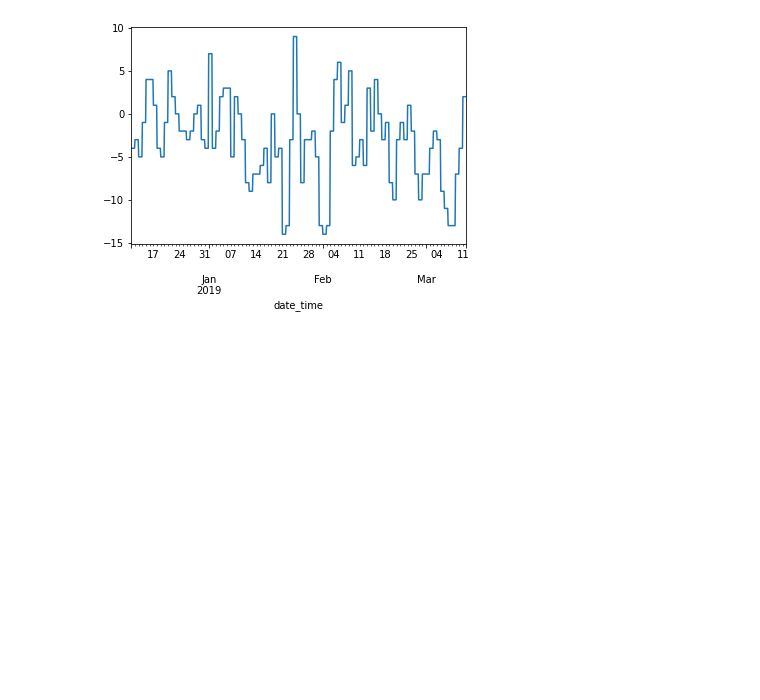
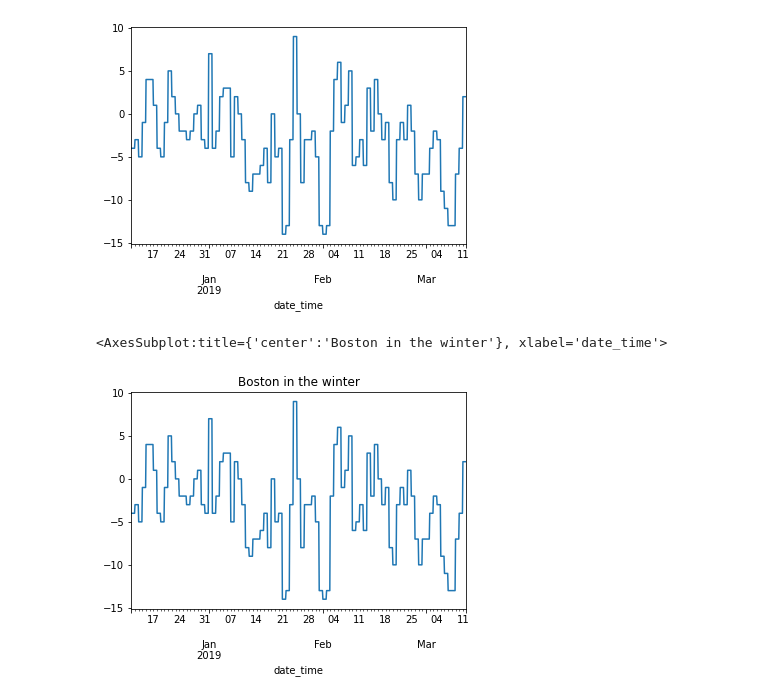
Before and after one commit to reuven/oreilly-2022-07July-analytics, a Jupyter notebook: 2022-08Aug-30.ipynb, the cells around one changed output. Saved outputs shown, nothing was run; the diff lists cells and outputs as text; code cells hidden in the pictures; blank space fills up the shorter version.

```diff
--- a/2022-08Aug-30.ipynb
+++ b/2022-08Aug-30.ipynb
@@ -160,3 +160,11 @@ df['boston,ma_mintempC'].plot.line()
 # %% [output]
 <AxesSubplot:xlabel='date_time'>
 [figure]
+# %%
+# let's make our plot even snazzier
+# first: let's add a title
+
+df['boston,ma_mintempC'].plot.line(title='Boston in the winter')
+# %% [output]
+<AxesSubplot:title={'center':'Boston in the winter'}, xlabel='date_time'>
+[figure, added]
```
Also changed, not shown: parts of 1 cell of this notebook.
